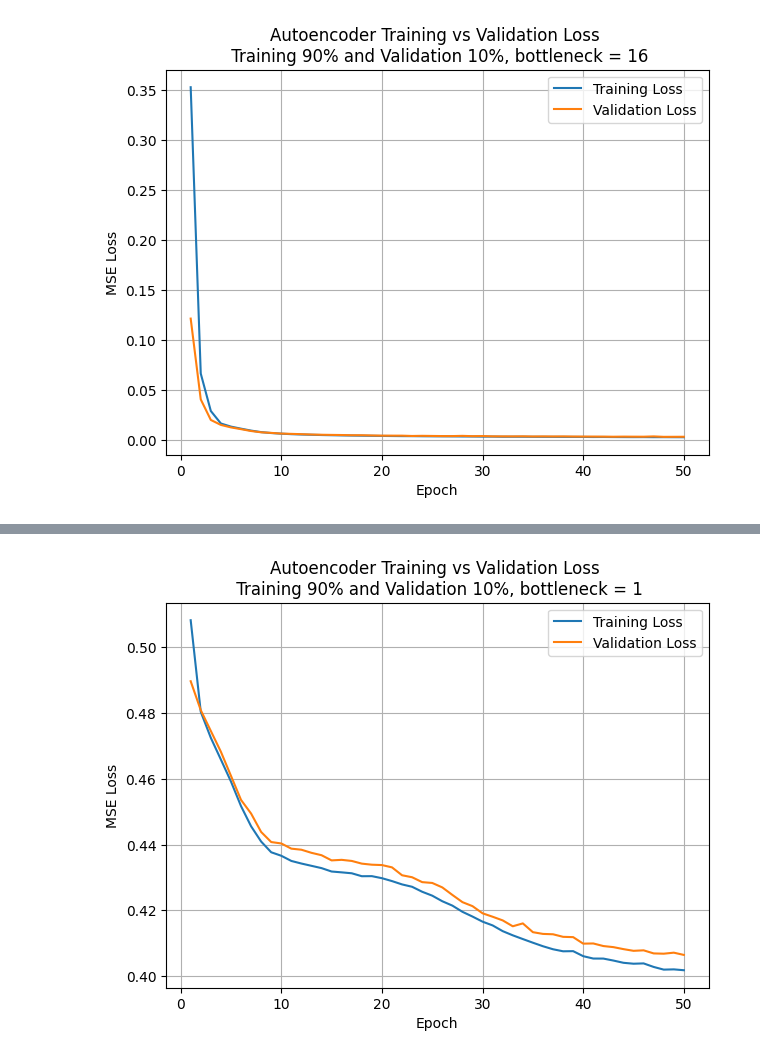
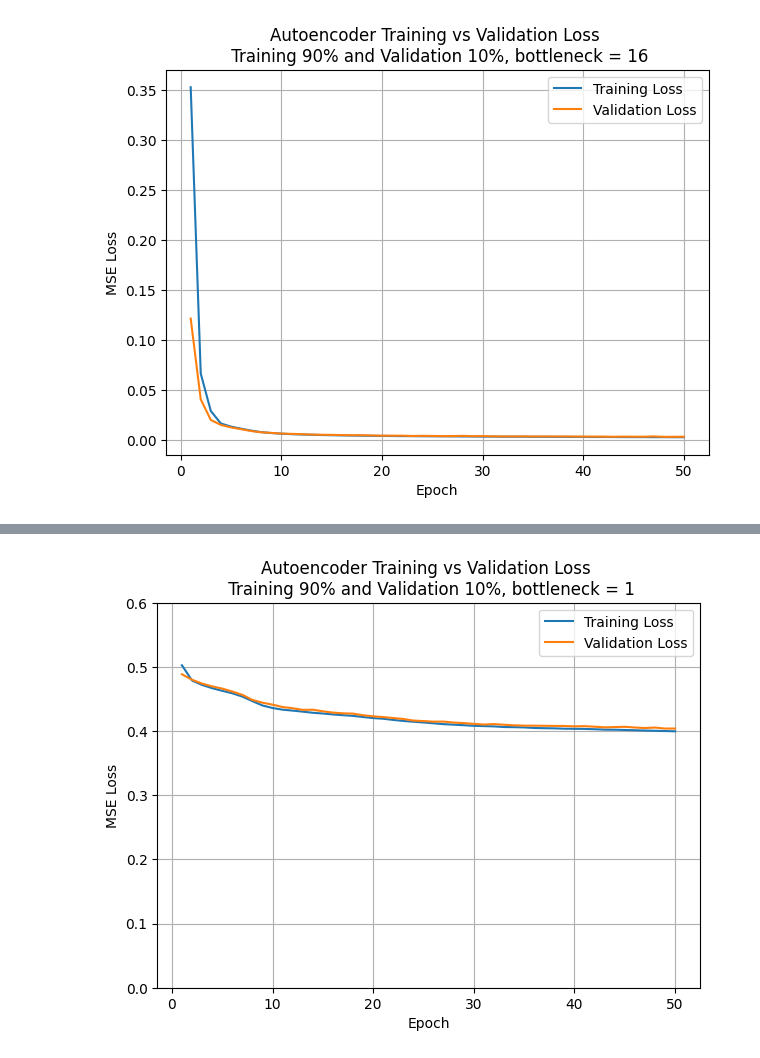
Before and after one commit to galih123star/computational2026, a Jupyter notebook: HW08/HW08.ipynb, the cells around one changed output, grey strips where cells are left out. Saved outputs shown, nothing was run; the diff lists cells and outputs as text; code cells hidden in the pictures.

```diff
--- a/HW08/HW08.ipynb
+++ b/HW08/HW08.ipynb
@@ -482,16 +655,19 @@ Epoch 50/50
 # %%
 plt.figure(figsize=(7, 5))
 
-plt.plot(epochs_range4, train_loss4, label="Training Loss")
-plt.plot(epochs_range4, val_loss4, label="Validation Loss")
+plt.plot(epochs_range3d, train_loss3d, label="Training Loss")
+plt.plot(epochs_range3d, val_loss3d, label="Validation Loss")
 
 plt.xlabel("Epoch")
 plt.ylabel("MSE Loss")
+plt.ylim(0,0.6)
 plt.title(f"Autoencoder Training vs Validation Loss \n Training 90% and Validation 10%, bottleneck = {bottleneck}")
 plt.legend()
 plt.grid(True)
+
+plt.savefig('HW08_3_bottleneck1.png', dpi=250, transparent=True)
 # %% [output]
-[figure, old version]
+[figure, new version]
 # %%
 # Plot clean / noisy / reconstructed signals
 
```
Also changed, not shown: parts of 23 cells of this notebook, 16 other files.
